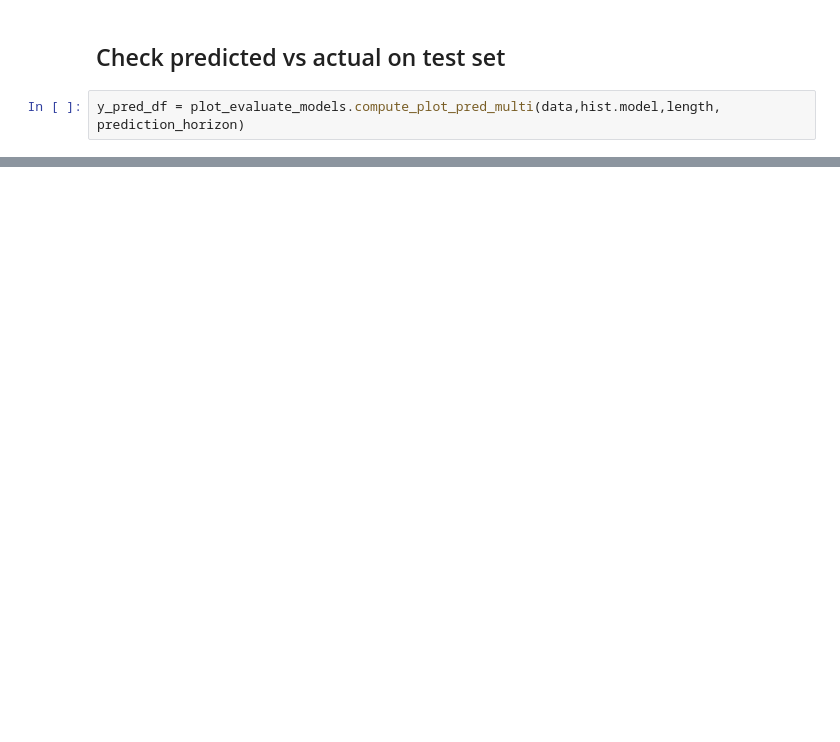
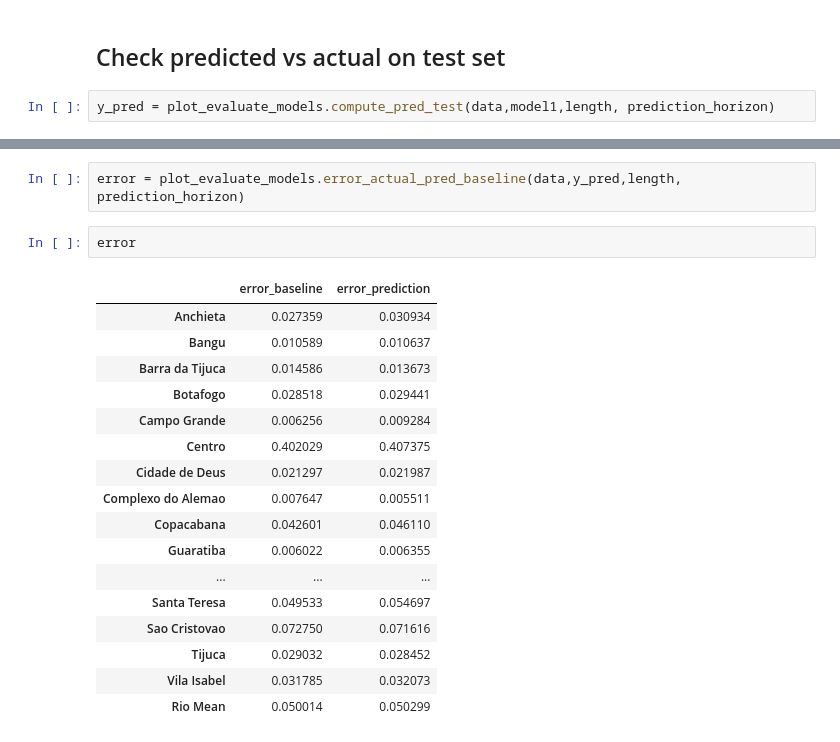
Before and after one commit to black-dalia/event-forecast-rio, a Jupyter notebook: DP_model_testing.ipynb, the cells around one changed output, grey strips where cells are left out. Saved outputs shown, nothing was run; the diff lists cells and outputs as text; blank space fills up the shorter version.

```diff
--- a/DP_model_testing.ipynb
+++ b/DP_model_testing.ipynb
@@ -102,4 +111,4 @@ plt.show()
 # %% [markdown]
 ## Check predicted vs actual on test set
 # %%
-y_pred_df = plot_evaluate_models.compute_plot_pred_multi(data,hist.model,length, prediction_horizon)
+y_pred = plot_evaluate_models.compute_pred_test(data,model1,length, prediction_horizon)
@@ -188,0 +119,22 @@ ax[1].plot(y_pred_temp_1_df.Anchieta)
+# %%
+error = plot_evaluate_models.error_actual_pred_baseline(data,y_pred,length, prediction_horizon)
+# %%
+error
+# %% [output]
+|  | error_baseline | error_prediction |
+| Anchieta | 0.027359 | 0.030934 |
+| Bangu | 0.010589 | 0.010637 |
+| Barra da Tijuca | 0.014586 | 0.013673 |
+| Botafogo | 0.028518 | 0.029441 |
+| Campo Grande | 0.006256 | 0.009284 |
+| Centro | 0.402029 | 0.407375 |
+| Cidade de Deus | 0.021297 | 0.021987 |
+| Complexo do Alemao | 0.007647 | 0.005511 |
+| Copacabana | 0.042601 | 0.046110 |
+| Guaratiba | 0.006022 | 0.006355 |
+| ... | ... | ... |
+| Santa Teresa | 0.049533 | 0.054697 |
+| Sao Cristovao | 0.072750 | 0.071616 |
+| Tijuca | 0.029032 | 0.028452 |
+| Vila Isabel | 0.031785 | 0.032073 |
+| Rio Mean | 0.050014 | 0.050299 |
```
Also changed, not shown: parts of 21 cells of this notebook, 1 other file.
